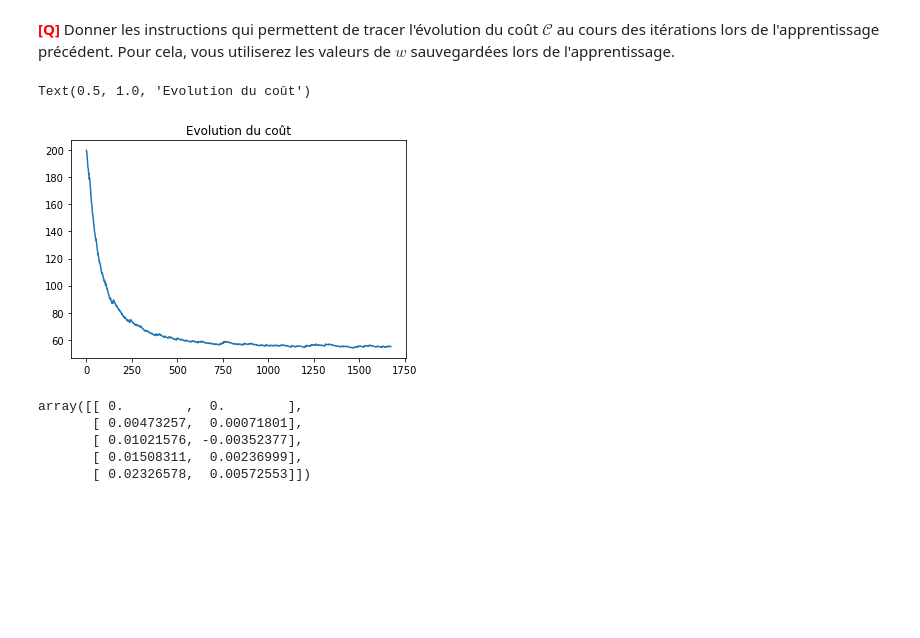
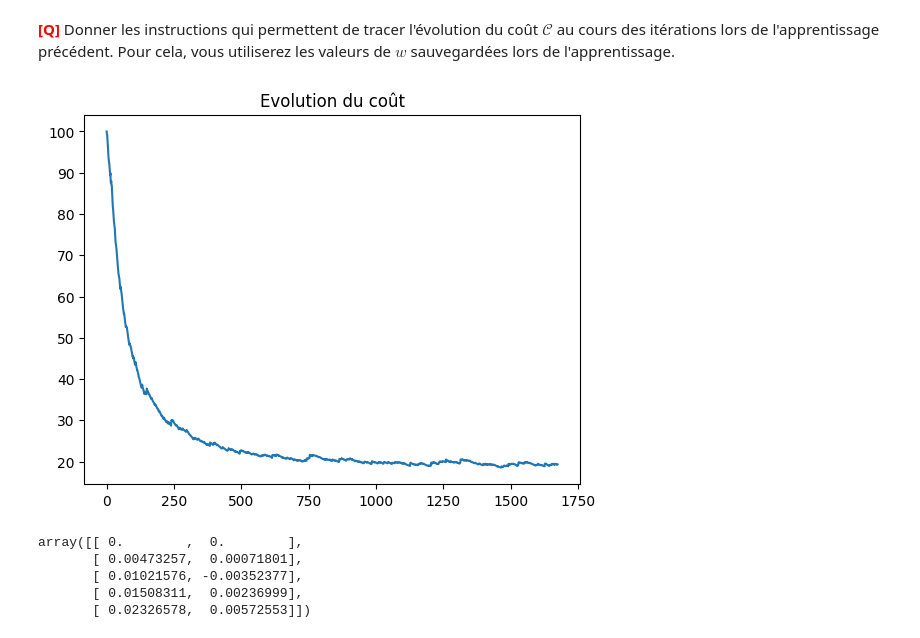
Before and after one commit to ilyesdjerfaf/Sciences-des-Donnees---LU3IN026, a Jupyter notebook: tme-04/tme-04-TAFOUGHALT_DJERFAF.ipynb, the cells around one changed output. Saved outputs shown, nothing was run; the diff lists cells and outputs as text; code cells hidden in the pictures; blank space fills up the shorter version.

```diff
--- a/tme-04/tme-04-TAFOUGHALT_DJERFAF.ipynb
+++ b/tme-04/tme-04-TAFOUGHALT_DJERFAF.ipynb
@@ -228,7 +228,7 @@ class ClassifierPerceptronBiais(classif.ClassifierPerceptron):
         # Appel du constructeur de la classe mère
         super().__init__(input_dimension, learning_rate, init)
         # Affichage pour information (décommentez pour la mise au point)
-        # print("Init perceptron biais: w= ",self.w," learning rate= ",learning_rate)
+        print("Init perceptron biais: w= ",self.w," learning rate= ",learning_rate)
 
     def train_step(self, desc_set, label_set):
         """ Réalise une unique itération sur tous les exemples du dataset
@@ -237,10 +237,23 @@ class ClassifierPerceptronBiais(classif.ClassifierPerceptron):
                 - desc_set: ndarray avec des descriptions
                 - label_set: ndarray avec les labels correspondants
         """
+        n = len(desc_set)
+        indexes = [i for i in range(n)]
+        np.random.shuffle(indexes)
+        for i in indexes:
+            if (super().score(desc_set[i]) * label_set[i] )< 1:
+                self.w = self.w + self.learning_rate *(label_set[i] - super().score(desc_set[i]))*desc_set[i]
+                self.allw.append(self.w.copy())
+
+            # yi_predicted = self.predict(desc_set[i])
+            # if (yi_predicted != label_set[i] and super().score()):
+            #     self.w = self.w + self.learning_rate*(label_set[i]- )*desc_set[i]
+            #     self.allw.append(self.w.copy())
         ### A COMPLETER !
         # Ne pas oublier d'ajouter les poids à allw avant de terminer la méthode
-        raise NotImplementedError("Vous devez implémenter cette méthode !")
-# ------------------------
+
+
+        # raise NotImplementedError("Vous devez implémenter cette méthode !")
 # %%
 np.random.seed(42)   # on prend 42 comme graine
 
@@ -317,19 +330,27 @@ Deux questions se posent alors :
 # %%
 # Toujours avec les mêmes données :
 X = data
 Y = label
 
 # on considère les poids de perceptron_biais généré dans une boite précédente:
 allw = np.array(perceptron_biais.get_allw())
 
 # ------------------------  A COMPLETER :
+evaluation_C = []
+for w in allw:
+    c = 0
+    for  i in range(0,len(Y)):
+        alpha = ((1 - np.dot(X[i], w))*Y[i])
+        c+= (alpha if alpha > 0 else 0)
+    evaluation_C.append(c)
 
+plt.plot(evaluation_C)  #  deuxième coordonnée du vecteur poids: w2
+plt.title('Evolution du coût')
 # ------------------------
 # Sauvegarde de la figure obtenue (décommenter la ligne ci-dessous):
-#plt.savefig('out/cost.png')
+plt.savefig('out/cost.png')
 # %% [output]
-Text(0.5, 1.0, 'Evolution du coût')
-[figure, old version]
+[figure, new version]
 # %%
 allw[0:5]
 # %% [output]
```
Also changed, not shown: parts of 1 cell of this notebook, 3 other files.
